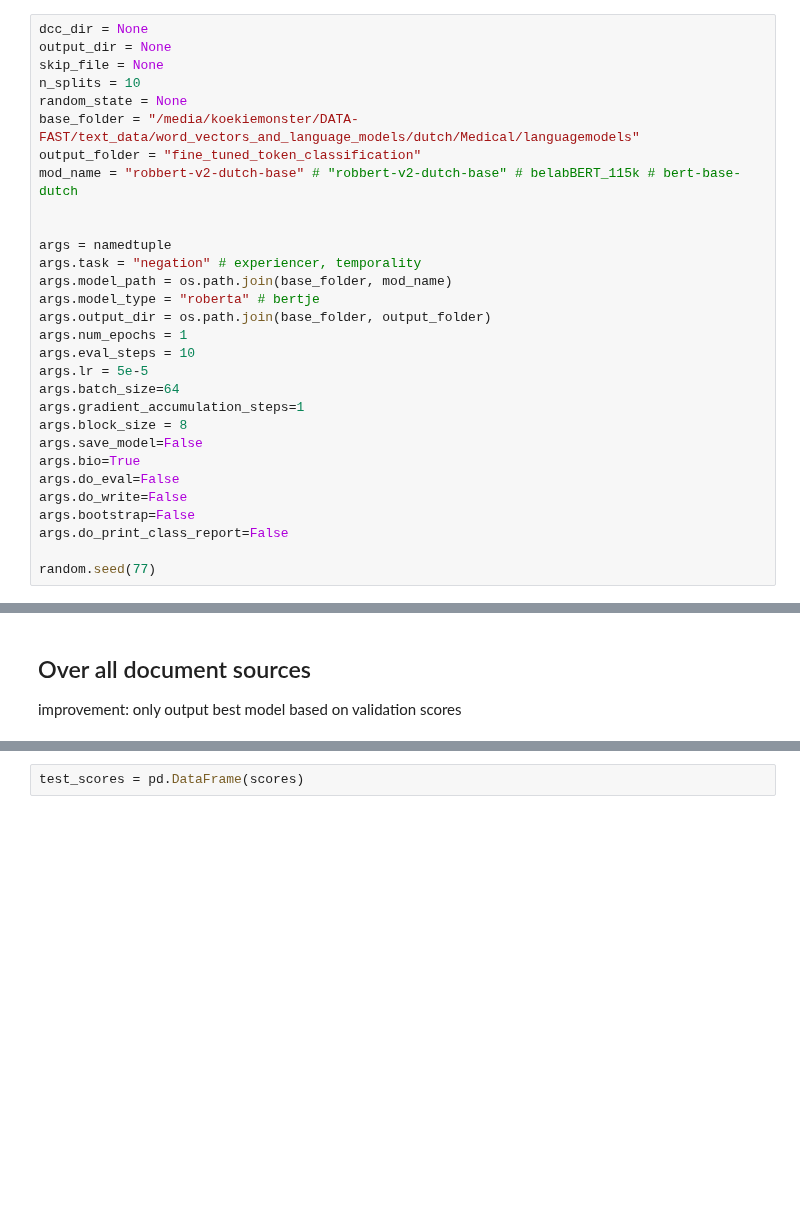
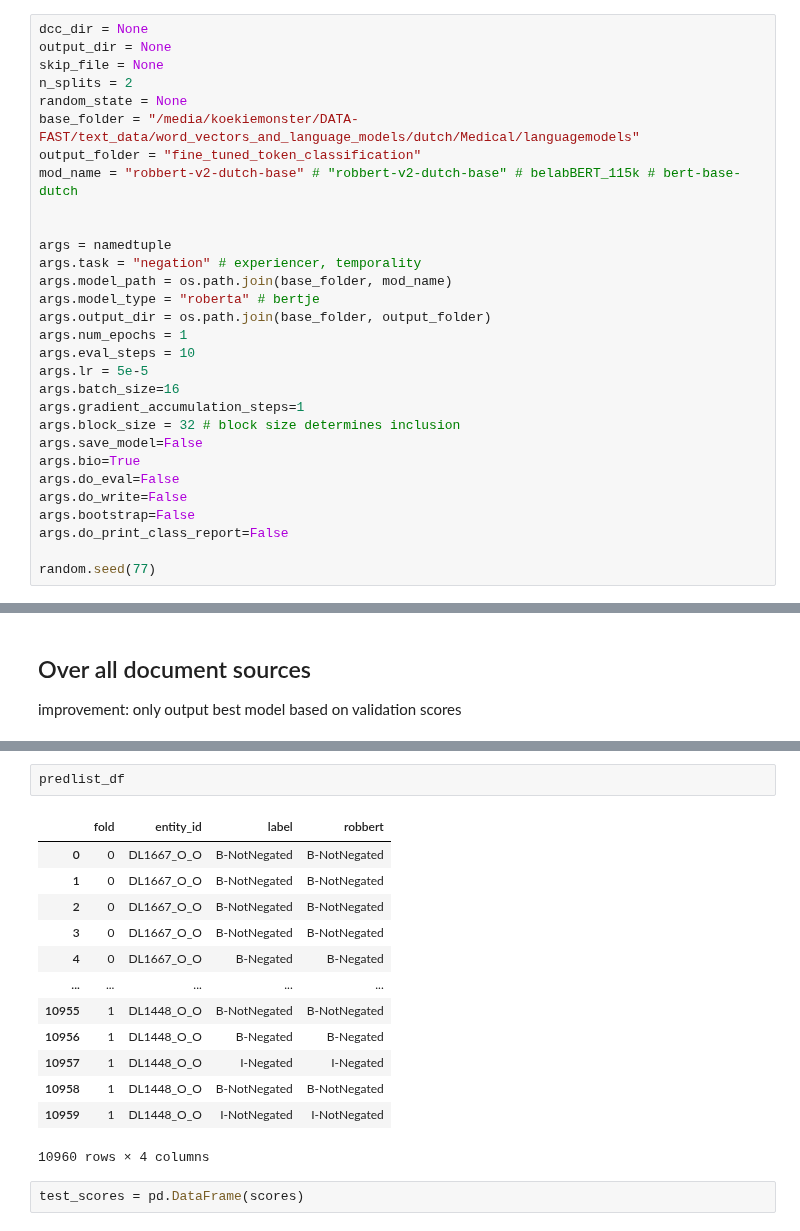
Before and after one commit to umcu/negation-detection, a Jupyter notebook: sandbox/finetuning_negation_detection.ipynb, the cells around one changed output, grey strips where cells are left out. Saved outputs shown, nothing was run; the diff lists cells and outputs as text; blank space fills up the shorter version.

```diff
--- a/sandbox/finetuning_negation_detection.ipynb
+++ b/sandbox/finetuning_negation_detection.ipynb
@@ -42,7 +45,7 @@ device(type='cpu')
 dcc_dir = None
 output_dir = None
 skip_file = None
-n_splits = 10
+n_splits = 2
 random_state = None
 base_folder = "/media/koekiemonster/DATA-FAST/text_data/word_vectors_and_language_models/dutch/Medical/languagemodels"
 output_folder = "fine_tuned_token_classification"
@@ -57,9 +60,9 @@ args.output_dir = os.path.join(base_folder, output_folder)
 args.num_epochs = 1
 args.eval_steps = 10
 args.lr = 5e-5
-args.batch_size=64
+args.batch_size=16
 args.gradient_accumulation_steps=1
-args.block_size = 8
+args.block_size = 32 # block size determines inclusion
 args.save_model=False
 args.bio=True
 args.do_eval=False
@@ -290,3 +271,19 @@ predlist_df = pd.DataFrame(predlist_prep)
+# %%
+predlist_df
+# %% [output]
+|  | fold | entity_id | label | robbert |
+| 0 | 0 | DL1667_O_O | B-NotNegated | B-NotNegated |
+| 1 | 0 | DL1667_O_O | B-NotNegated | B-NotNegated |
+| 2 | 0 | DL1667_O_O | B-NotNegated | B-NotNegated |
+| 3 | 0 | DL1667_O_O | B-NotNegated | B-NotNegated |
+| 4 | 0 | DL1667_O_O | B-Negated | B-Negated |
+| ... | ... | ... | ... | ... |
+| 10955 | 1 | DL1448_O_O | B-NotNegated | B-NotNegated |
+| 10956 | 1 | DL1448_O_O | B-Negated | B-Negated |
+| 10957 | 1 | DL1448_O_O | I-Negated | I-Negated |
+| 10958 | 1 | DL1448_O_O | B-NotNegated | B-NotNegated |
+| 10959 | 1 | DL1448_O_O | I-NotNegated | I-NotNegated |
+10960 rows × 4 columns
 # %%
 test_scores = pd.DataFrame(scores)
 # %%
```
Also changed, not shown: parts of 8 cells of this notebook, 1 other file.
